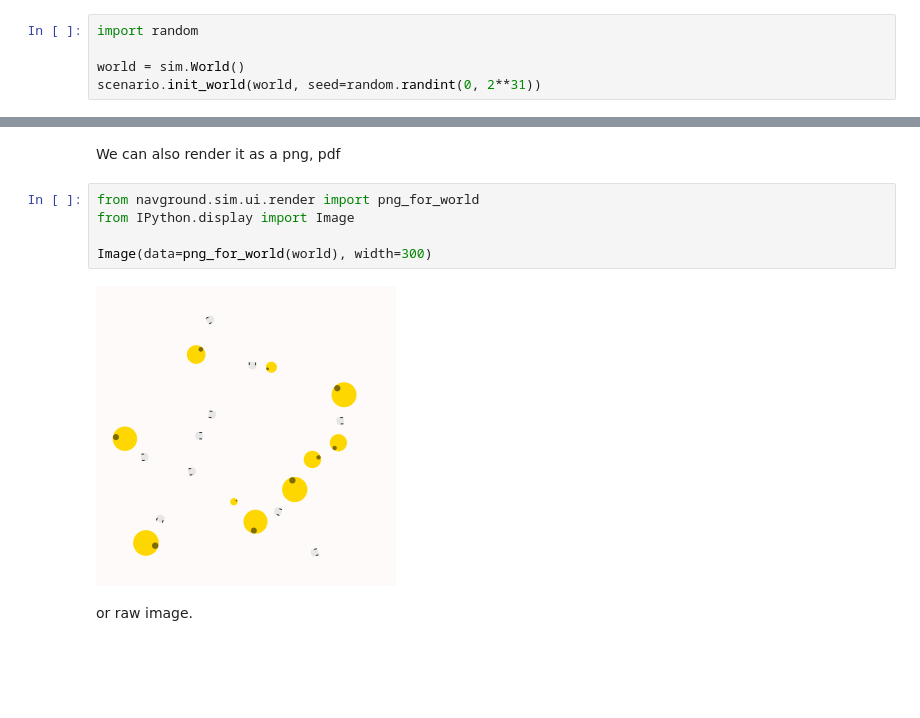
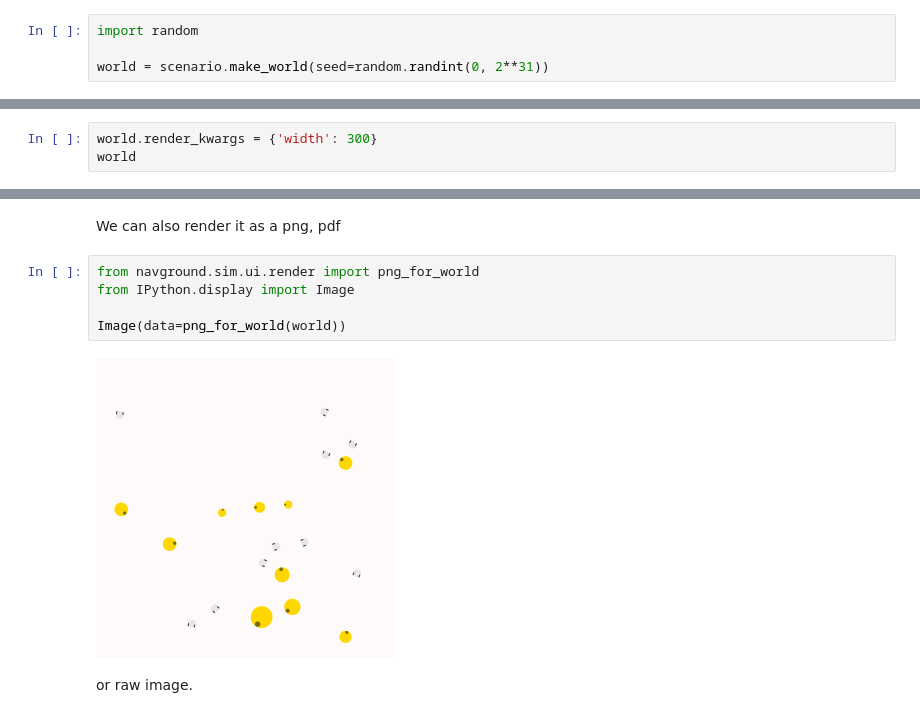
Before and after one commit to idsia-robotics/navground, a Jupyter notebook: docs/tutorials/display.ipynb, the cells around one changed output, grey strips where cells are left out. Cells and saved outputs as stored; diff of their text form; blank space fills up the shorter version.

```diff
--- a/docs/tutorials/display.ipynb
+++ b/docs/tutorials/display.ipynb
@@ -60,5 +60,4 @@ from which we initialize a world with a random seed:
 # %%
 import random
 
-world = sim.World()
-scenario.init_world(world, seed=random.randint(0, 2**31))
+world = scenario.make_world(seed=random.randint(0, 2**31))
@@ -75,0 +72,3 @@ or as a HTML embedding the same SVG drawing
+# %%
+world.render_kwargs = {'width': 300}
+world
@@ -97,10 +120,10 @@ We can also render it as a png, pdf
 # %%
 from navground.sim.ui.render import png_for_world
 from IPython.display import Image
 
-Image(data=png_for_world(world), width=300)
+Image(data=png_for_world(world))
 # %% [output]
-[figure, old version]
+[figure, new version]
 # %% [markdown]
 or raw image.
 # %%
```
Also changed, not shown: parts of 17 cells of this notebook, 17 other files.
